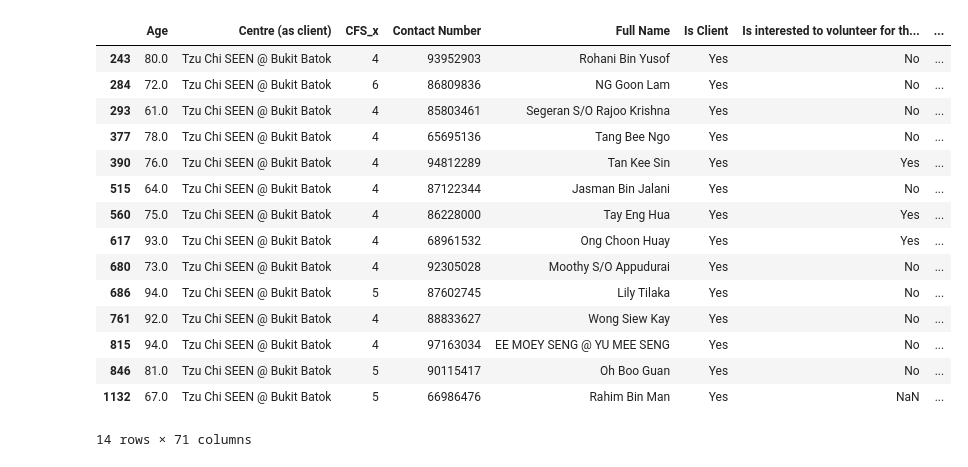
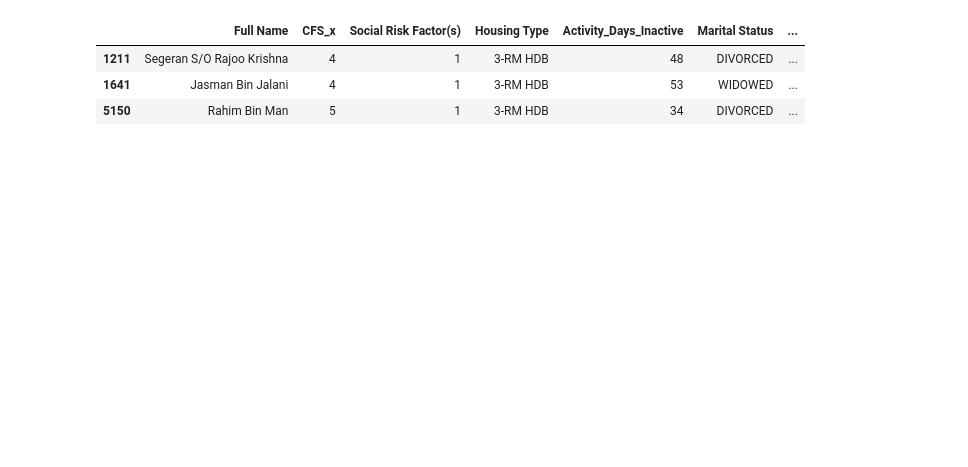
Before and after one commit to Subhitsha123/Algorithim, a Jupyter notebook: Tzu_Chi_data_Analytics.ipynb, the cells around one changed output. Drawn from its saved outputs; the diff is of its cells as text; code cells hidden in the pictures; blank space fills up the shorter version.

```diff
--- a/Tzu_Chi_data_Analytics.ipynb
+++ b/Tzu_Chi_data_Analytics.ipynb
@@ -218 +78,6 @@ no_sgo_members
+# %%
+final_df = final_df[final_df['Centre (as client)'] == 'Tzu Chi SEEN @ Bukit Batok']
+final_df = final_df[final_df['Within Boundary'] == 'Yes']
+# %%
+final_df = final_df[final_df['Full Name'].notna() & (final_df['Full Name'].str.strip() != '')]
 # %%
@@ -297,3 +230,0 @@ print(final_df.columns.tolist())
-# %%
-final_df.columns = final_df.columns.str.strip()  # removes leading/trailing spaces
-final_df.columns = final_df.columns.str.replace(r'\s+', ' ', regex=True)  # collapse weird spacing
@@ -336,13 +266,17 @@ No
 # %%
-final_cols = [
-    'Full Name', 'NRIC',
-    'CFS_x', 'Social Risk Factor(s)', 'Housing Type',
-    'Marital Status', 'Days_Inactive',
+relevant_columns = [
+    'Full Name',
+    'CFS_x',
+    'Social Risk Factor(s)',
+    'Housing Type',
+    'Activity_Days_Inactive',
+    'Marital Status',
     'Indication of low mood',
     'Have you thought of harming yourself in the last 3 months?',
     'Degree of loneliness',
     'Has limited or no social interaction',
     'Instability of Conditions - conditions that make cognitive, ADL, mood or behaviour patterns unstable (fluctuating, precarious or deteriorating)',
-    'Risk Level',
-    'Activity_Days_Inactive'
+    'Risk Level'
 ]
+
+display_df = final_df[relevant_columns]
@@ -367,20 +283,7 @@ final_df
 # %%
-df2 = final_df[final_df['Risk Level'] == 'R2']
-df2
+display_df[display_df['Risk Level'] == 'R2'].head()
 # %% [output]
-|  | Age | Centre (as client) | CFS_x | Contact Number | Full Name | Is Client | Is interested to volunteer for th... | ... |
-| 243 | 80.0 | Tzu Chi SEEN @ Bukit Batok | 4 | 93952903 | Rohani Bin Yusof | Yes | No | ... |
-| 284 | 72.0 | Tzu Chi SEEN @ Bukit Batok | 6 | 86809836 | NG Goon Lam | Yes | No | ... |
-| 293 | 61.0 | Tzu Chi SEEN @ Bukit Batok | 4 | 85803461 | Segeran S/O Rajoo Krishna | Yes | No | ... |
-| 377 | 78.0 | Tzu Chi SEEN @ Bukit Batok | 4 | 65695136 | Tang Bee Ngo | Yes | No | ... |
-| 390 | 76.0 | Tzu Chi SEEN @ Bukit Batok | 4 | 94812289 | Tan Kee Sin | Yes | Yes | ... |
-| 515 | 64.0 | Tzu Chi SEEN @ Bukit Batok | 4 | 87122344 | Jasman Bin Jalani | Yes | No | ... |
-| 560 | 75.0 | Tzu Chi SEEN @ Bukit Batok | 4 | 86228000 | Tay Eng Hua | Yes | Yes | ... |
-| 617 | 93.0 | Tzu Chi SEEN @ Bukit Batok | 4 | 68961532 | Ong Choon Huay | Yes | Yes | ... |
-| 680 | 73.0 | Tzu Chi SEEN @ Bukit Batok | 4 | 92305028 | Moothy S/O Appudurai | Yes | No | ... |
-| 686 | 94.0 | Tzu Chi SEEN @ Bukit Batok | 5 | 87602745 | Lily Tilaka | Yes | No | ... |
-| 761 | 92.0 | Tzu Chi SEEN @ Bukit Batok | 4 | 88833627 | Wong Siew Kay | Yes | No | ... |
-| 815 | 94.0 | Tzu Chi SEEN @ Bukit Batok | 4 | 97163034 | EE MOEY SENG @ YU MEE SENG | Yes | No | ... |
-| 846 | 81.0 | Tzu Chi SEEN @ Bukit Batok | 5 | 90115417 | Oh Boo Guan | Yes | No | ... |
-| 1132 | 67.0 | Tzu Chi SEEN @ Bukit Batok | 5 | 66986476 | Rahim Bin Man | Yes | NaN | ... |
+|  | Full Name | CFS_x | Social Risk Factor(s) | Housing Type | Activity_Days_Inactive | Marital Status | ... |
+| 1211 | Segeran S/O Rajoo Krishna | 4 | 1 | 3-RM HDB | 48 | DIVORCED | ... |
+| 1641 | Jasman Bin Jalani | 4 | 1 | 3-RM HDB | 53 | WIDOWED | ... |
+| 5150 | Rahim Bin Man | 5 | 1 | 3-RM HDB | 34 | DIVORCED | ... |
-14 rows × 71 columns
```
Also changed, not shown: parts of 26 cells of this notebook.
